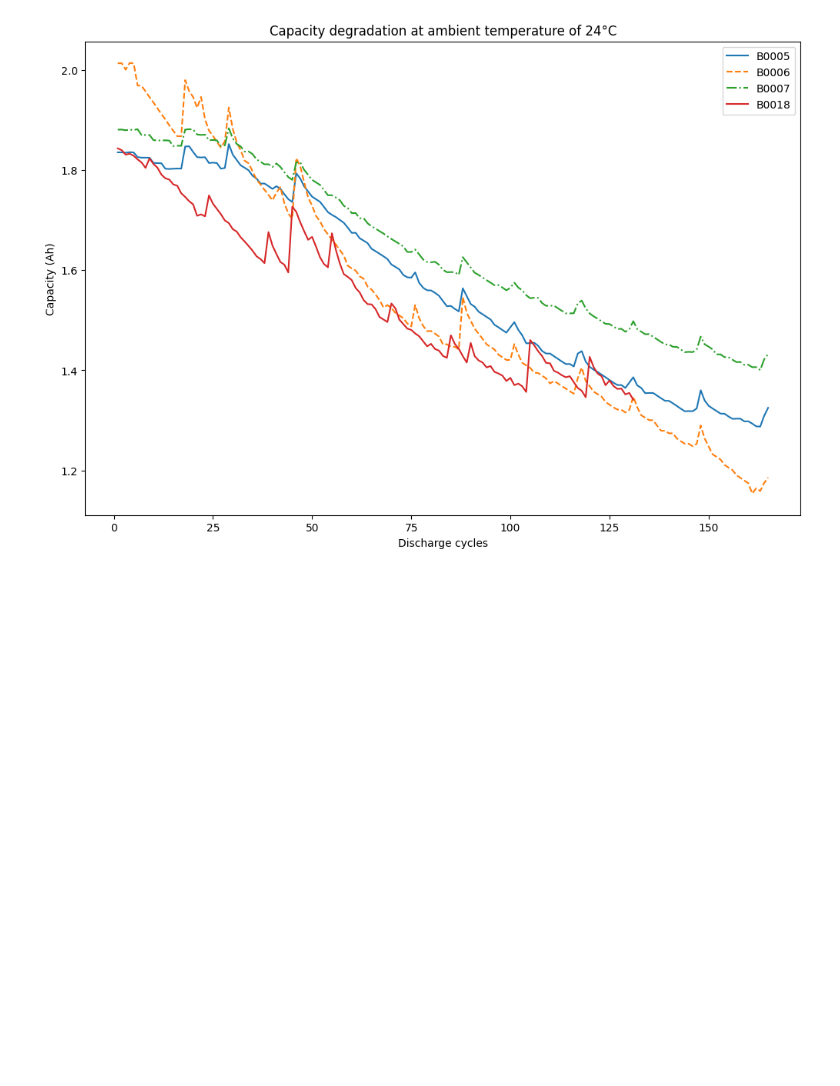
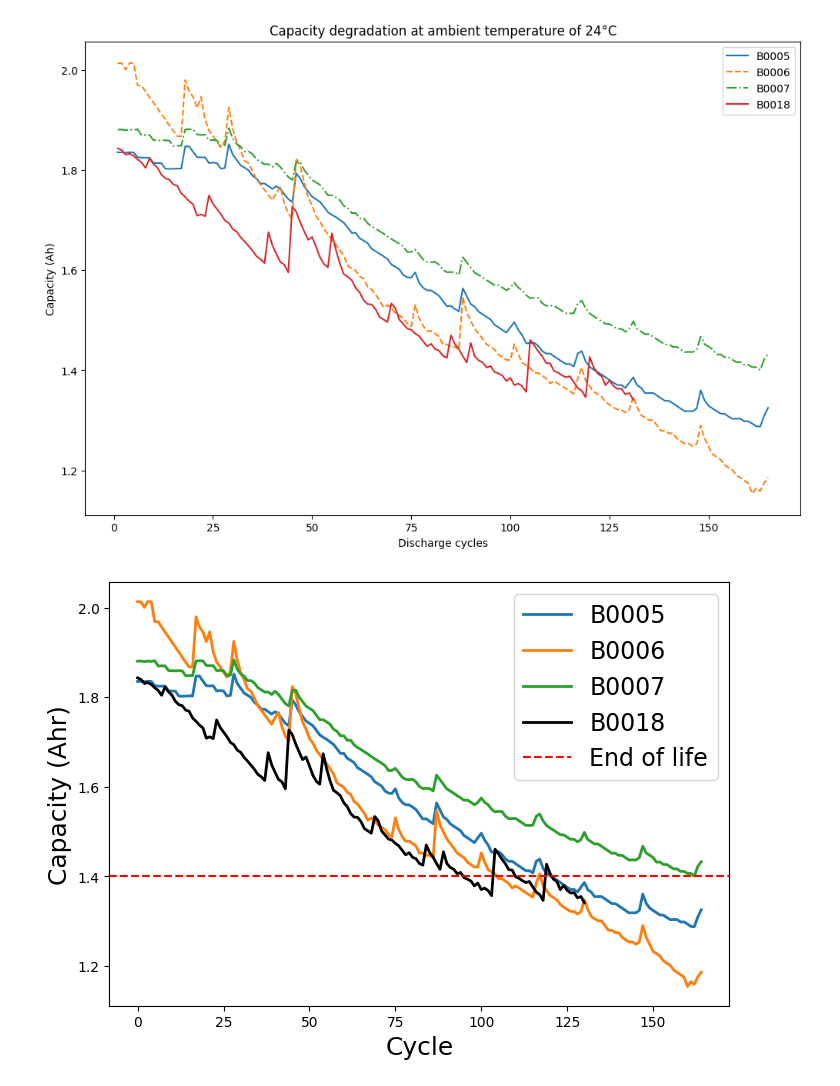
Before and after one commit to CXL-edu/Battery_RUL_Benchmark, a Jupyter notebook: data/NASA/NASA_cycle_data.ipynb, the cells around one changed output. Drawn from its saved outputs; the diff is of its cells as text; code cells hidden in the pictures; blank space fills up the shorter version.

```diff
--- a/data/NASA/NASA_cycle_data.ipynb
+++ b/data/NASA/NASA_cycle_data.ipynb
@@ -92,19 +94,27 @@ def raw_data_read(file_path, battery_name):
   return (charge_voltage, charge_current, charge_temp, charge_time,
       discharge_time, discharge_voltage, discharge_temp, discharge_current, Capacity)
 
-
 file_path = ''  # '/content/AutoEncoder-CNN-LSTM--to-prediction-battery-RUL/NASA_PCoE-Datasets_Battery/'
 battery_list = ['B0005', 'B0006', 'B0007', 'B0018']
 
-data_save_path = './data/'
-if not os.path.exists(data_save_path):
-    os.makedirs(data_save_path)
+""" Save different battery data separately. """
+# data_save_path = './data/'
+# if not os.path.exists(data_save_path):
+#     os.makedirs(data_save_path)
+#
+# for id in battery_list:
+#     # only save the capacity
+#     data = raw_data_read(file_path, id)
+#     data = np.array([range(1, len(data[-1])+1), data[-1]]).transpose()
+#     data = pd.DataFrame(data, columns=['cycle', 'capacity'])
+#     data.to_csv(data_save_path + id+'.csv', index=False)
+#     print('Save Dataset to ' + data_save_path + id + '.csv ...')
 
+""" Save all battery data to the same file. """
+data = []
 for id in battery_list:
-    # only save the capacity
-    data = raw_data_read(file_path, id)
-    data = np.array([range(1, len(data[-1])+1), data[-1]]).transpose()
-    data = pd.DataFrame(data, columns=['cycle', 'capacity'])
-    data.to_csv(data_save_path + id+'.csv', index=False)
-    print('Save Dataset to ' + data_save_path + id + '.csv ...')
+    data_temp = raw_data_read(file_path, id)
+    data.append(pd.Series(data_temp[-1], name=id))
+data = pd.concat(data, axis=1)
+data.to_csv('data.csv', index=False)
 # %% [output]
@@ -137,3 +142,21 @@ plt.legend()
 # %% [output]
 <matplotlib.legend.Legend at 0x...>
 [figure]
+# %%
+import matplotlib.pyplot as plt
+
+Battery_list = ['B0005', 'B0006', 'B0007', 'B0018']
+data = pd.read_csv('data.csv')
+
+fig, ax = plt.subplots(1, figsize=(8, 5.5))
+
+for name in Battery_list[:3]:
+    ax.plot(data[name], label=name, linewidth=2)
+ax.plot(data[Battery_list[-1]], label=Battery_list[-1], linewidth=2, color='black')
+ax.axhline(y=1.4, color='r', linestyle='--', label='End of life')
+plt.xlabel('Cycle', fontsize=18)
+plt.ylabel('Capacity (Ahr)', fontsize=18)
+plt.legend(fontsize=17)
+plt.savefig('capacity.png', dpi=300, bbox_inches='tight')
+# %% [output]
+[figure, added]
```
Also changed, not shown: parts of 2 cells of this notebook, 9 other files.
